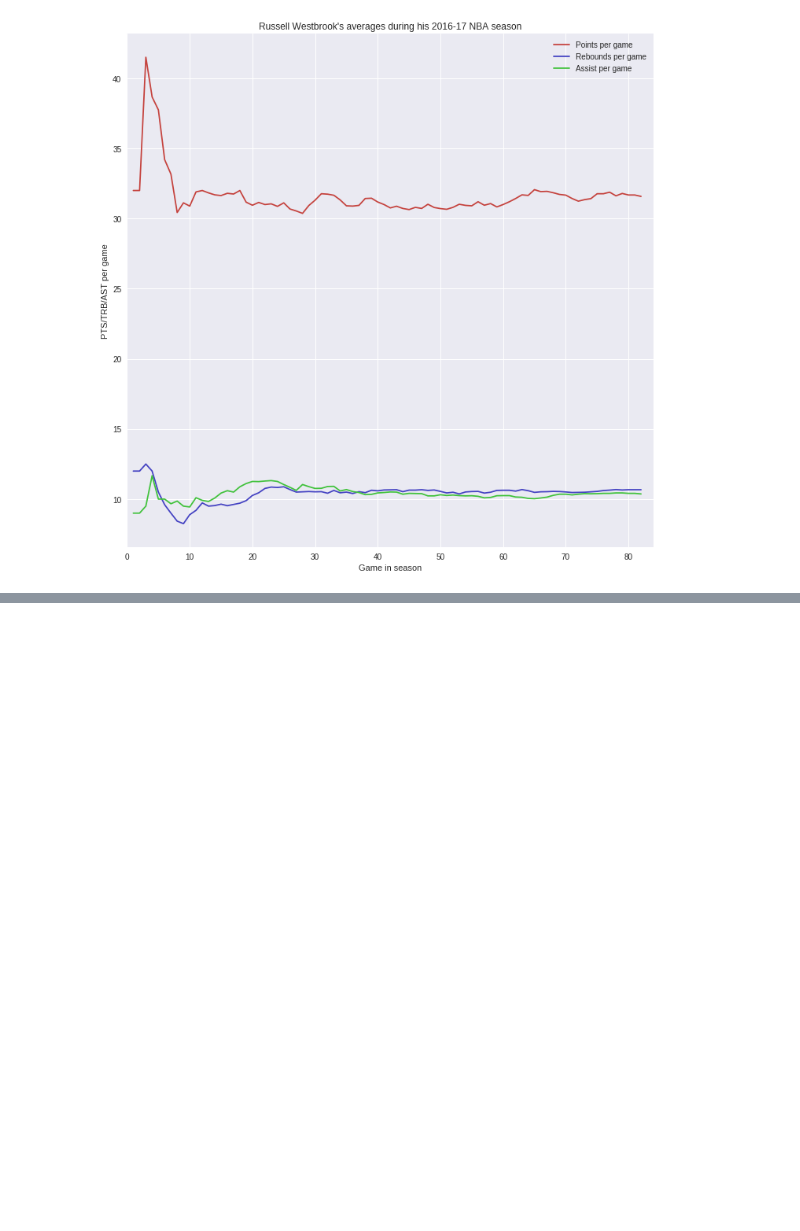
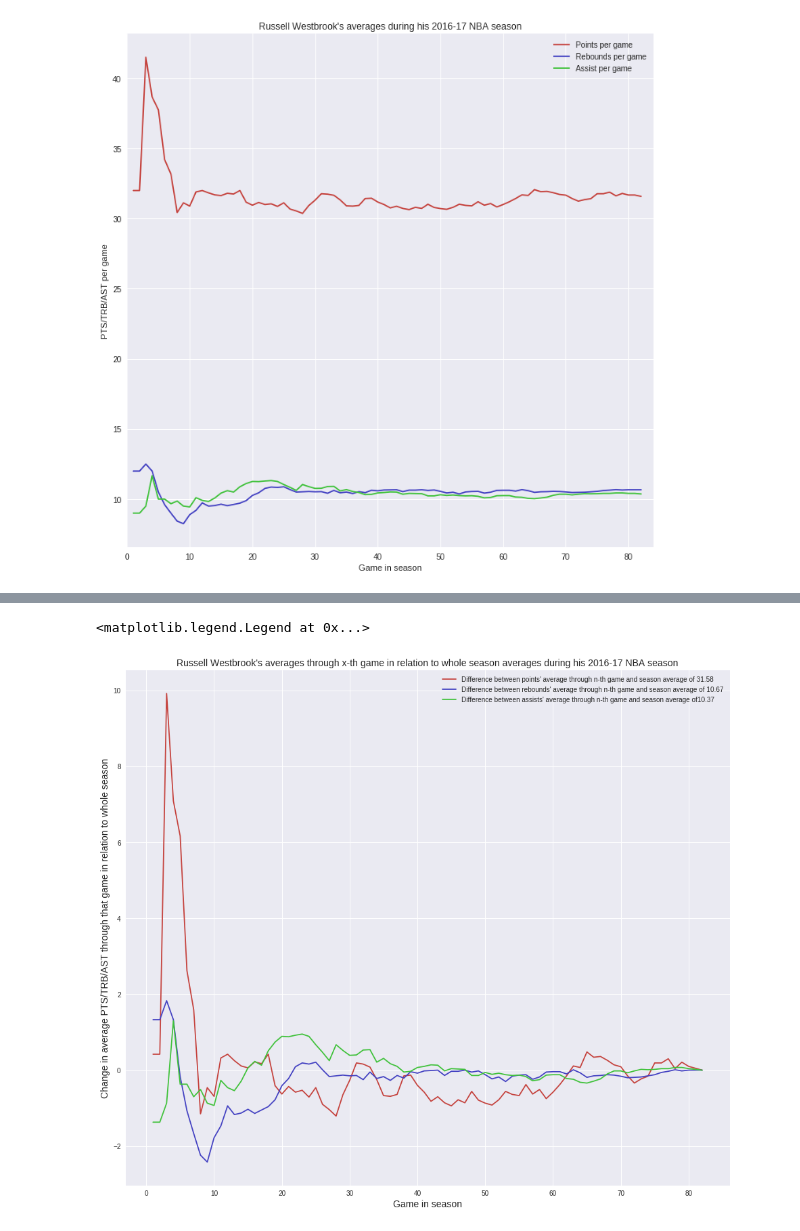
Before and after one commit to danchyy/Basketball_Analytics, a Jupyter notebook: Scripts/westbrook_2016_17/visualization_Westbrook_triple_double_chase.ipynb, the cells around one changed output, grey strips where cells are left out. Cells and saved outputs as stored; diff of their text form; code cells hidden in the pictures; blank space fills up the shorter version.

Commit message:
Added another chart for Russell Westbrook's averages in 2016-17 season

```diff
--- a/Scripts/westbrook_2016_17/visualization_Westbrook_triple_double_chase.ipynb
+++ b/Scripts/westbrook_2016_17/visualization_Westbrook_triple_double_chase.ipynb
@@ -134,0 +111,4 @@ ax.set_xlim(0, 84)
+# %%
+westbrook_stats = westbrook_stats.drop(westbrook_stats.index[80]) # dropping duplicate game
+# %%
+pts_season, trb_season, ast_season = westbrook_stats.PTS.mean(), westbrook_stats.TRB.mean(), westbrook_stats.AST.mean()
@@ -134,0 +123,11 @@ ax.set_xlim(0, 84)
+# %%
+pts, rbs, ast = westbrook_stats.AvgPTS, westbrook_stats.AvgTRB, westbrook_stats.AvgAST
+pts_change, rbs_change, ast_change = [], [], []
+for i in pts.index.tolist():
+    pts_change.append(truncate_float(float(pts[i]) - pts_season))
+    rbs_change.append(truncate_float(float(rbs[i]) - trb_season))
+    ast_change.append(truncate_float(float(ast[i]) - ast_season))
+
+westbrook_stats.loc[:, "PTSChange"] = pts_change
+westbrook_stats.loc[:, "TRBChange"] = rbs_change
+westbrook_stats.loc[:, "ASTChange"] = ast_change
@@ -134,0 +155,16 @@ ax.set_xlim(0, 84)
+# %%
+plt.figure(figsize=(16, 14))
+
+plt.plot(westbrook_stats.Rk.astype(int), westbrook_stats.PTSChange.astype(float), label="Difference between points' average through n-th game and season average of " + truncate_float(pts_season), color="#c5423d")
+plt.plot(westbrook_stats.Rk.astype(int), westbrook_stats.TRBChange.astype(float), label="Difference between rebounds' average through n-th game and season average of " + truncate_float(trb_season), color="#4341c2")
+plt.plot(westbrook_stats.Rk.astype(int), westbrook_stats.ASTChange.astype(float), label="Difference between assists' average through n-th game and season average of" + truncate_float(ast_season), color="#40c23b")
+
+plt.xlabel("Game in season", size=14)
+plt.ylabel("Change in average PTS/TRB/AST through that game in relation to whole season", size=14)
+
+plt.title("Russell Westbrook's averages through x-th game in relation to whole season averages during his 2016-17 NBA season", size=14)
+
+plt.legend()
+# %% [output]
+<matplotlib.legend.Legend at 0x...>
+[figure, added]
```
Also changed, not shown: parts of 3 cells of this notebook.
